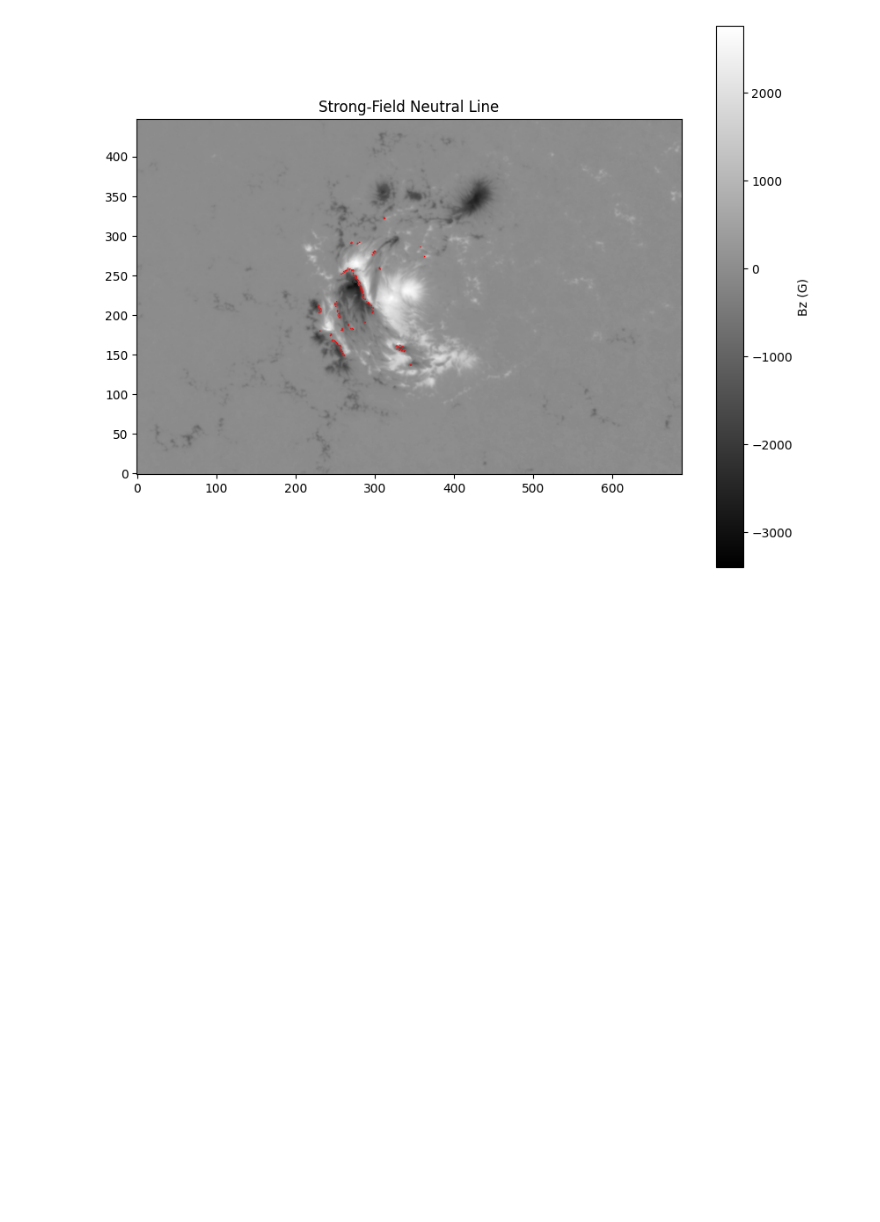
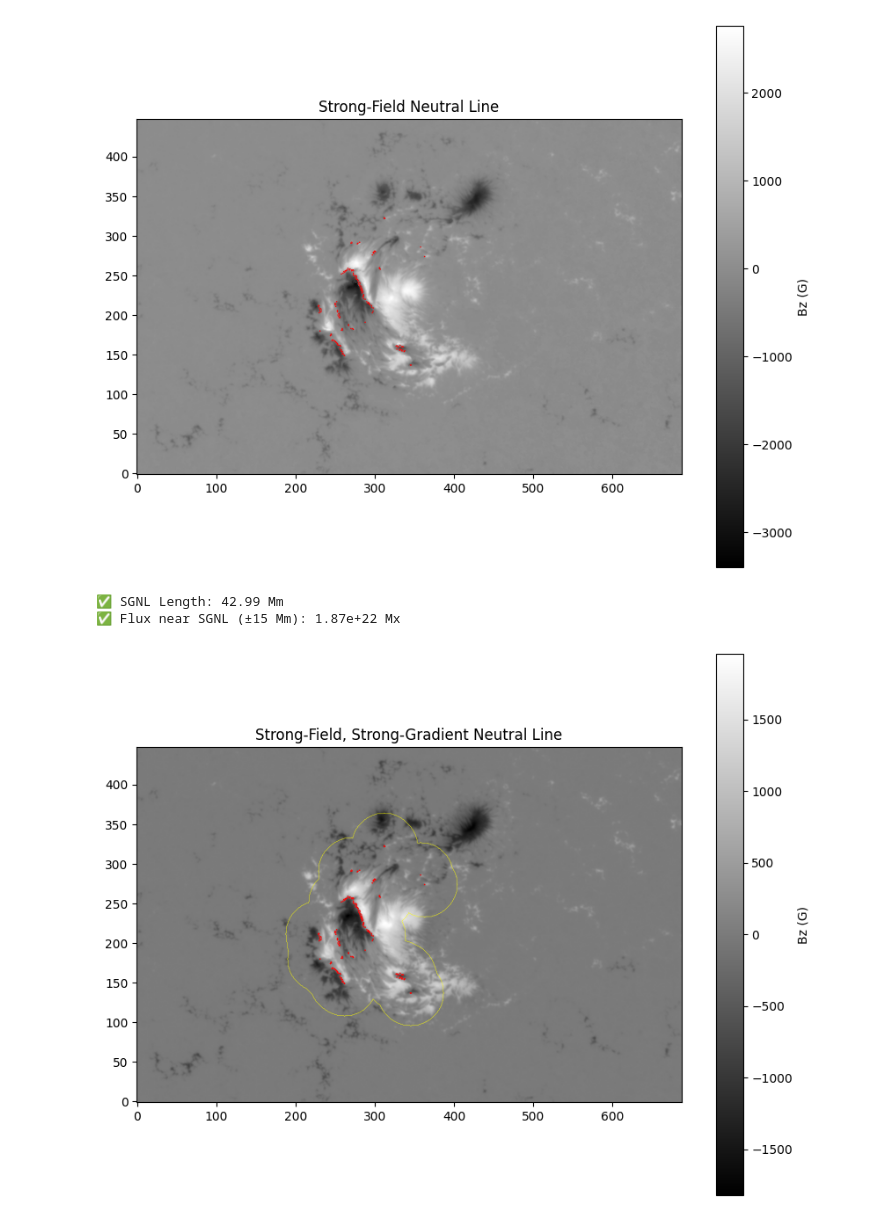
Before and after one commit to soumitrahazra/My_Data_Analysis_Codes, a Jupyter notebook: Neutral_Line_Parameters_from_Solar_Vector_Magnetogram.ipynb, the cells around one changed output. Drawn from its saved outputs; the diff is of its cells as text; code cells hidden in the pictures; blank space fills up the shorter version.

```diff
--- a/Neutral_Line_Parameters_from_Solar_Vector_Magnetogram.ipynb
+++ b/Neutral_Line_Parameters_from_Solar_Vector_Magnetogram.ipynb
@@ -332,3 +332,83 @@ plt.show()
 Length of Strong Field Neutral Line: 42.99 Mm
 R parameter (Schrijver): 1.87e+06 Mx
 [figure]
+# %%
+from astropy.io import fits
+from scipy import ndimage
+from skimage import morphology, measure
+
+# ----------------------------
+# Step 1: Load HMI Blos Magnetogram
+# ----------------------------
+blos.shape
+
+# ----------------------------
+# Step 2: Define Parameters
+# ----------------------------
+blos_threshold = 150       # Strong field threshold (Gauss)
+grad_threshold = 50      # Strong gradient threshold (G/Mm)
+pix_scale_Mm = 0.36      # HMI pixel size in Mm
+dilation_radius_Mm = 15  # Flux region radius (Mm)
+
+# ----------------------------
+# Step 3: Compute Gradient of Bz
+# ----------------------------
+gy, gx = np.gradient(blos, pix_scale_Mm)  # gradient per Mm
+grad_blos = np.sqrt(gx**2 + gy**2)        # magnitude of gradient
+
+# ----------------------------
+# Step 4: Find Polarity Inversion Line (PIL)
+# ----------------------------
+pos_mask = blos > 50
+neg_mask = blos < -50
+dil_pos = morphology.binary_dilation(pos_mask, morphology.disk(1))
+dil_neg = morphology.binary_dilation(neg_mask, morphology.disk(1))
+pil = np.logical_and(dil_pos, dil_neg)
+
+# ----------------------------
+# Step 5: Mask Strong Field and Strong Gradient
+# ----------------------------
+strong_field = np.abs(blos) > blos_threshold
+strong_grad = grad_blos > grad_threshold
+sgnl = np.logical_and(pil, strong_field)
+sgnl = np.logical_and(sgnl, strong_grad)
+
+# ----------------------------
+# Step 6: Compute SGNL Length
+# ----------------------------
+labeled = measure.label(sgnl)
+regions = measure.regionprops(labeled)
+total_length_px = sum([r.perimeter for r in regions])
+total_length_Mm = total_length_px * pix_scale_Mm
+
+print(f"✅ SGNL Length: {total_length_Mm:.2f} Mm")
+
+# ----------------------------
+# Step 7: Compute Unsigned Flux Near SGNL
+# ----------------------------
+dilation_radius_px = int(dilation_radius_Mm / pix_scale_Mm)
+sgnl_dilated = ndimage.binary_dilation(sgnl, structure=morphology.disk(dilation_radius_px))
+
+blos_abs = np.abs(blos)
+blos_near_sgnl = blos_abs[sgnl_dilated]
+
+pixel_area_Mm2 = pix_scale_Mm ** 2
+flux_Mx = np.sum(blos_near_sgnl) * pixel_area_Mm2 * 1e16  # 1 G × Mm² = 1e16 Mx
+
+print(f"✅ Flux near SGNL (±{dilation_radius_Mm} Mm): {flux_Mx:.2e} Mx")
+
+# ----------------------------
+# Step 8: Plot Results
+# ----------------------------
+plt.figure(figsize=(10, 8))
+plt.imshow(blos, cmap='gray', origin='lower')
+plt.colorbar(label='Bz (G)')
+plt.contour(sgnl, colors='red', linewidths=0.6, label='SGNL')
+plt.contour(sgnl_dilated, colors='yellow', linewidths=0.3, label='Flux Region')
+plt.title('Strong-Field, Strong-Gradient Neutral Line')
+#plt.colorbar(label='Bz (G)')
+plt.show()
+# %% [output]
+✅ SGNL Length: 42.99 Mm
+✅ Flux near SGNL (±15 Mm): 1.87e+22 Mx
+[figure, added]
```
Also changed, not shown: parts of 4 cells of this notebook.
